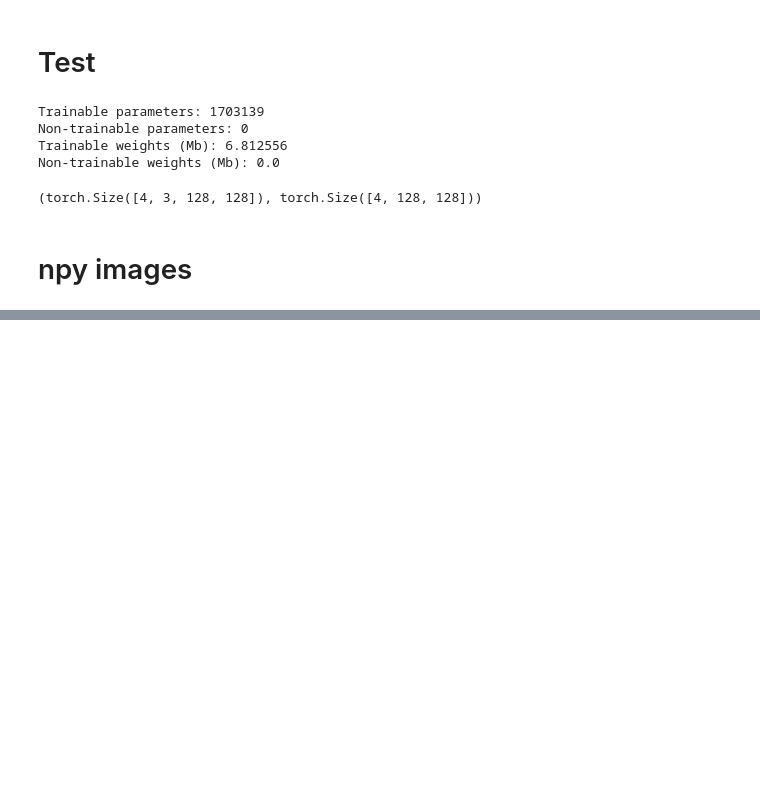
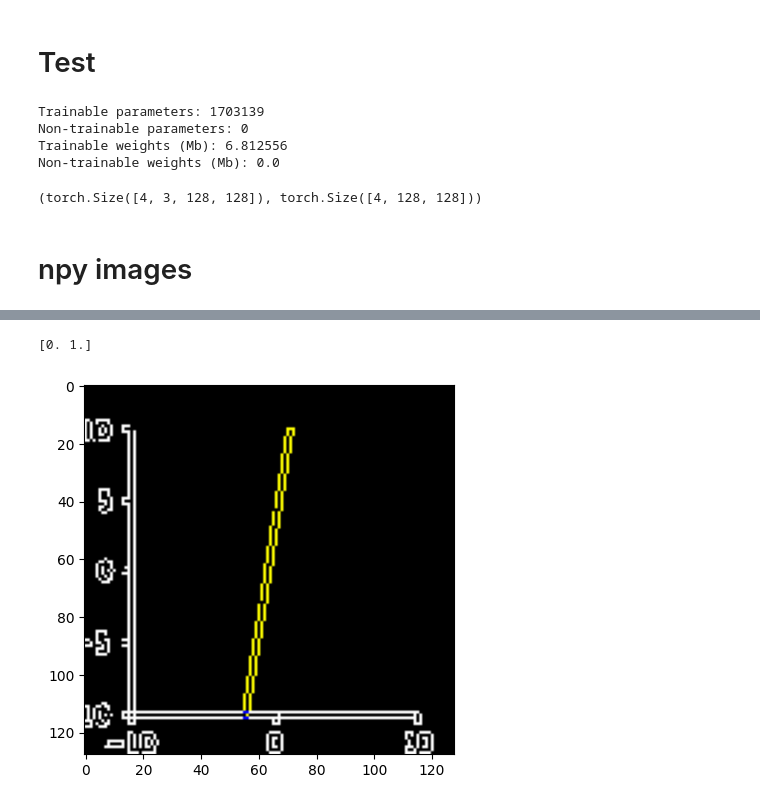
Before and after one commit to khachaturyan-1991/PlotExtract, a Jupyter notebook: WorkingBeast.ipynb, the cells around one changed output, grey strips where cells are left out. Saved outputs shown, nothing was run; the diff lists cells and outputs as text; code cells hidden in the pictures; blank space fills up the shorter version.

```diff
--- a/WorkingBeast.ipynb
+++ b/WorkingBeast.ipynb
@@ -335 +369,7 @@ plt.imshow(np.transpose(thresh, (1,2,0)))
+# %%
+plt.imshow(np.transpose(edged, (1,2,0)))
+print(np.unique(edged))
+# %% [output]
+[0. 1.]
+[figure, added]
 # %%
```
Also changed, not shown: parts of 8 cells of this notebook, 4 other files.
